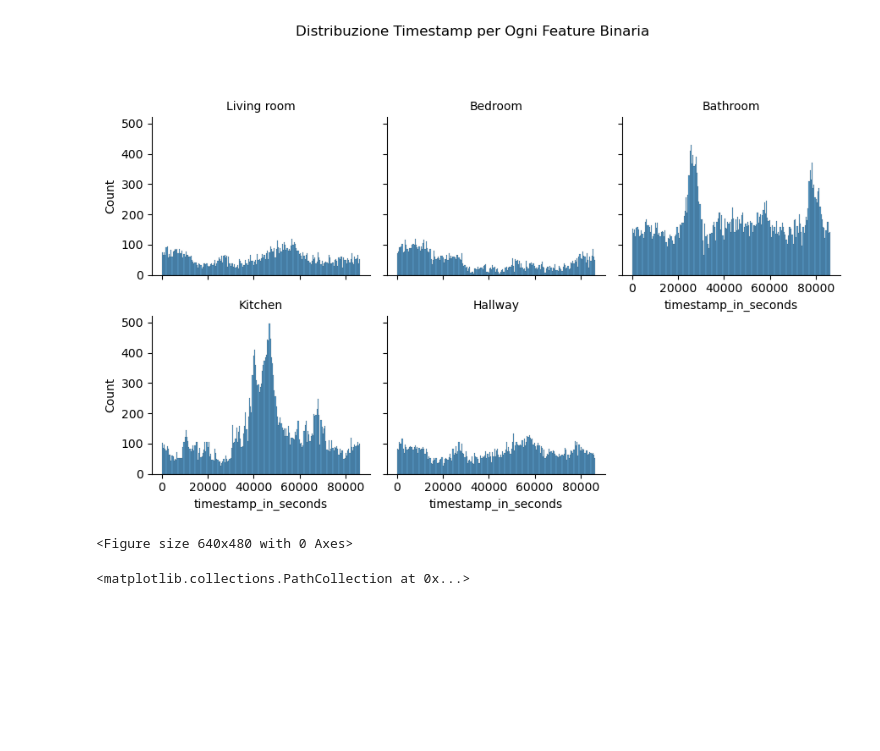
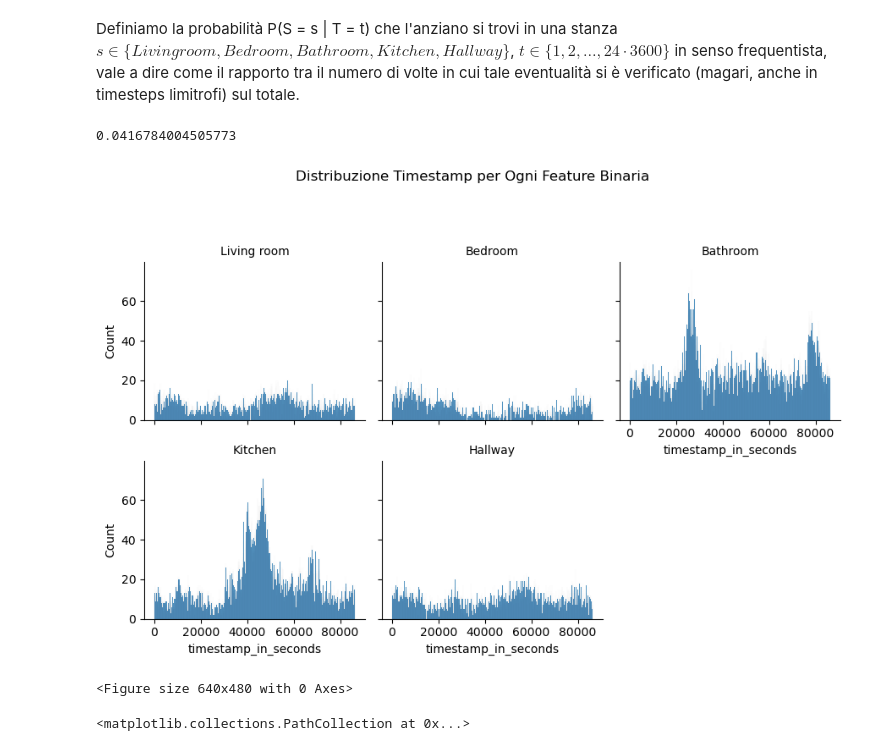
Before and after one commit to LorenzoCiarpa/hackathon-aindo-2024, a Jupyter notebook: grafici.ipynb, the cells around one changed output. Saved outputs shown, nothing was run; the diff lists cells and outputs as text; code cells hidden in the pictures; blank space fills up the shorter version.

```diff
--- a/grafici.ipynb
+++ b/grafici.ipynb
@@ -26,20 +110,26 @@ df_filtered = df_melted[df_melted['value'] == 1]
+# %% [markdown]
+Definiamo la probabilità P(S = s | T = t) che l'anziano si trovi in una stanza $s \in \{Living room,Bedroom,Bathroom,Kitchen,Hallway\}$, $t \in \{1, 2, \dots, 24 \cdot 3600\}$ in senso frequentista, vale a dire come il rapporto tra il numero di volte in cui tale eventualità si è verificato (magari, anche in timesteps limitrofi) sul totale.
+# %%
+444/10653
+# %% [output]
+0.0416784004505773
 # %%
 g = seaborn.FacetGrid(df_filtered, col='feature', col_wrap=3)  # 'col_wrap' per controllare quante colonne per riga
 
 # Mappa l'istogramma all'ora e minuto per ogni feature
-g.map(seaborn.histplot, 'timestamp_in_seconds', bins = 200)
+g.map(seaborn.histplot, 'timestamp_in_seconds', bins = 1500)
 
 # Regola l'aspetto dei grafici
 g.set_titles("{col_name}")
 g.fig.subplots_adjust(top=0.8)
 g.fig.suptitle('Distribuzione Timestamp per Ogni Feature Binaria')
 
 plt.show()
 
 
 plt.savefig('Distr_temp.png')
 # %% [output]
-[figure, old version]
+[figure, new version]
 <Figure size 640x480 with 0 Axes>
 # %%
 df['day'] = df['timestamp'].dt.date
```
Also changed, not shown: parts of 16 cells of this notebook.
